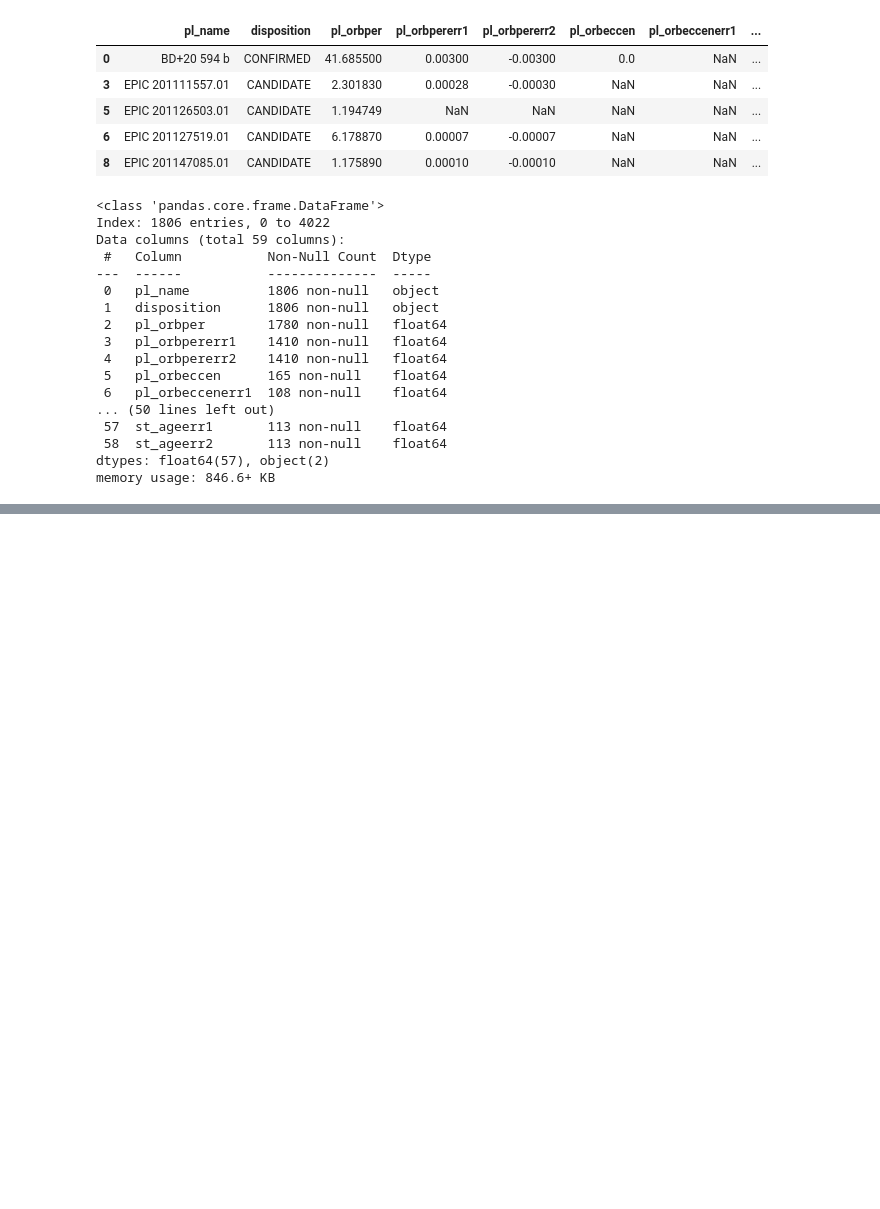
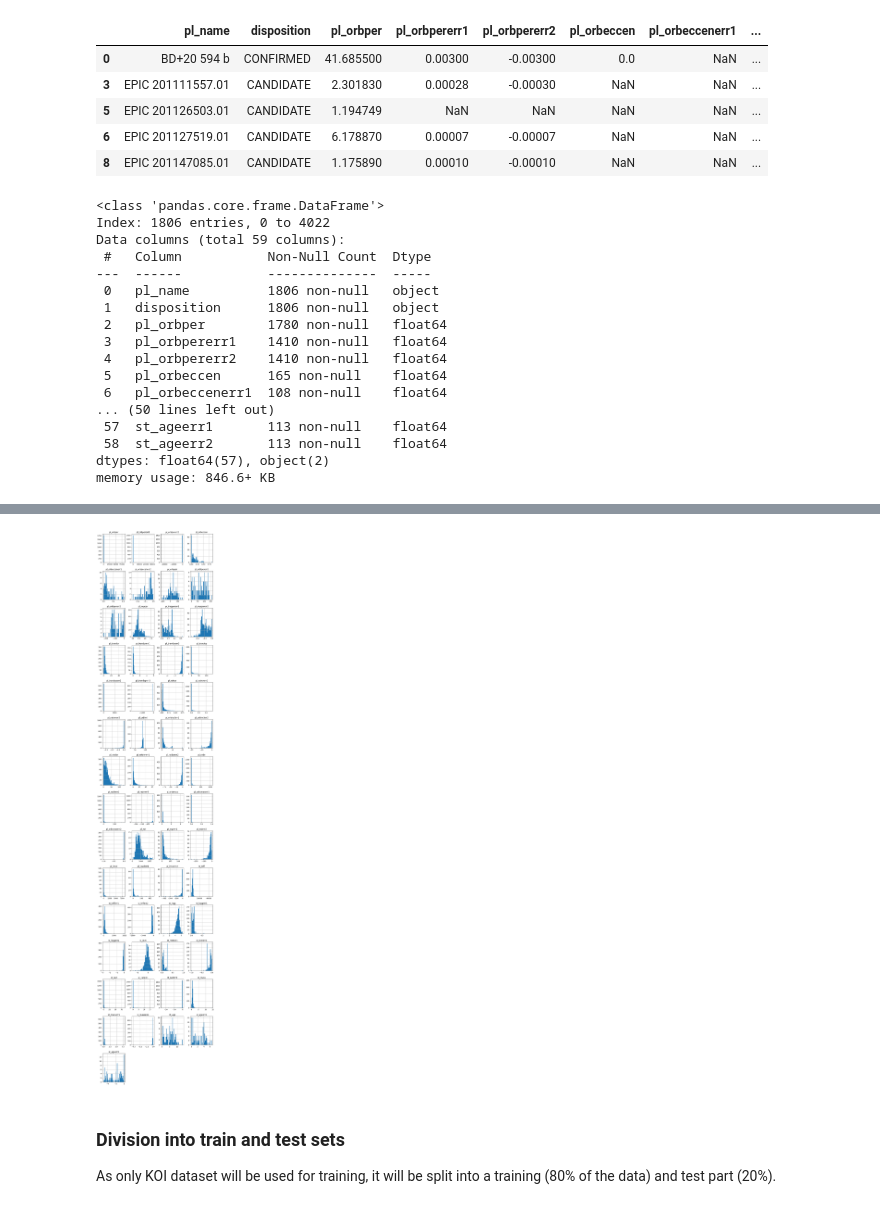
Before and after one commit to JanMatusiak/exoplanet-detection, a Jupyter notebook: data_analysis.ipynb, the cells around one changed output, grey strips where cells are left out. Drawn from its saved outputs; the diff is of its cells as text; code cells hidden in the pictures; blank space fills up the shorter version.

```diff
--- a/data_analysis.ipynb
+++ b/data_analysis.ipynb
@@ -157,0 +165,10 @@ memory usage: 846.6+ KB
+# %%
+import matplotlib.pyplot as plt
+
+k2p1.hist(bins=50, layout=(15, 4), figsize=(12, 60))
+plt.show()
+# %% [output]
+[figure, added]
+# %% [markdown]
+### Division into train and test sets
+As only KOI dataset will be used for training, it will be split into a training (80% of the data) and test part (20%).
```
Also changed, not shown: parts of 2 cells of this notebook, 2 other files.
